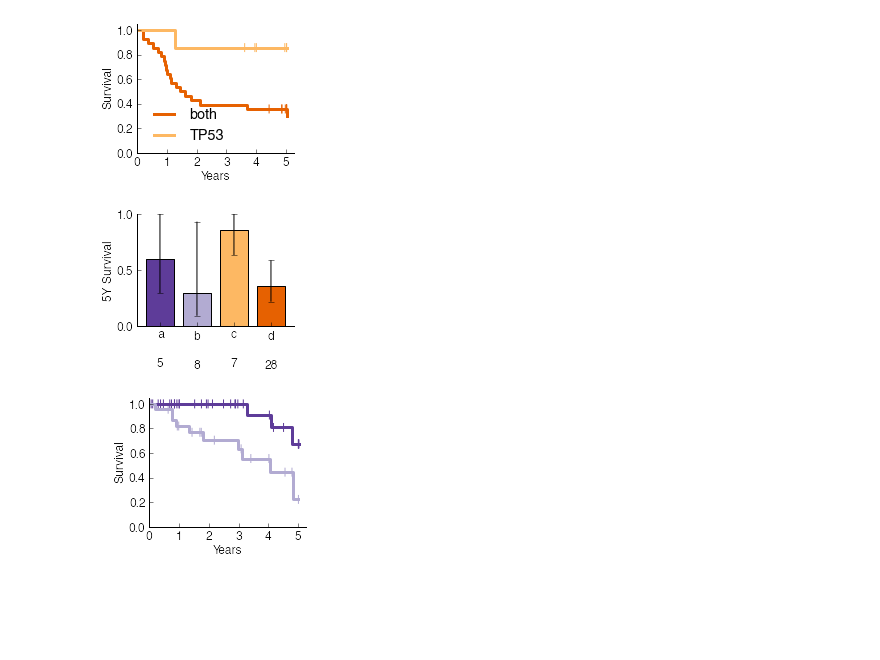
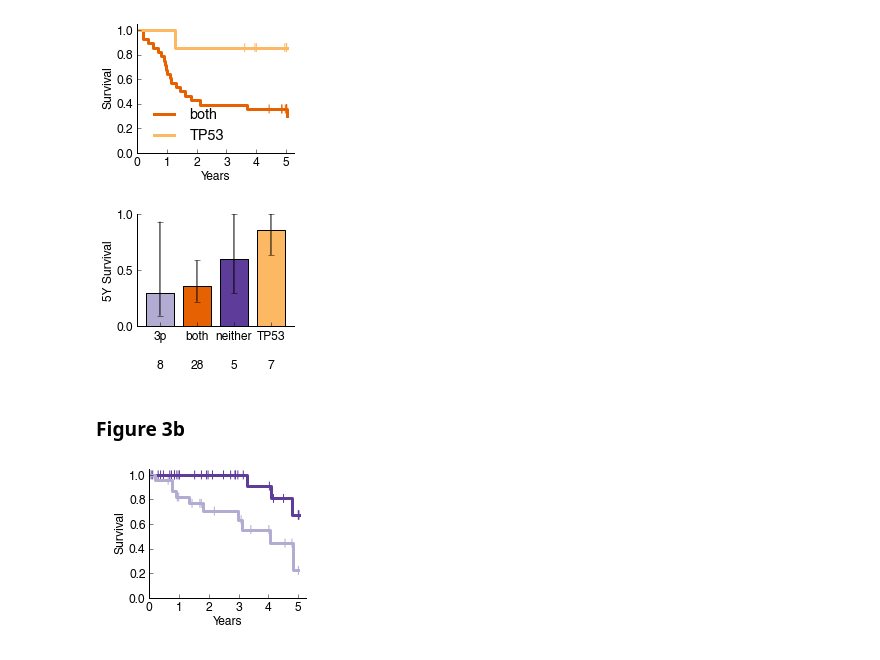
Before and after one commit to theandygross/TCGA, a Jupyter notebook: Analysis_Notebooks/UPMC_cohort.ipynb, the cells around one changed output. Cells and saved outputs as stored; diff of their text form; code cells hidden in the pictures; blank space fills up the shorter version.

```diff
--- a/Analysis_Notebooks/UPMC_cohort.ipynb
+++ b/Analysis_Notebooks/UPMC_cohort.ipynb
@@ -207,7 +171,7 @@ survival_and_stats(to_quants(clin.Age_Dx, q=.33, labels=True), surv, figsize=(5,
 # %%
 maf = pd.read_csv('../Extra_Data/UPMC_cohort/maf.csv')
 maf = maf.dropna(how='all', axis=[0,1])
-maf['Tumor_Sample_Barcode'] = map(lambda s: s.replace('-Tumor',''), maf['Tumor_Sample_Barcode'])
+maf['Tumor_Sample_Barcode'] = maf['Tumor_Sample_Barcode'].str.replace('-Tumor','').copy()
 maf = maf.set_index(['Hugo_Symbol','Tumor_Sample_Barcode'])
 maf = maf[maf.Validation_Status != 'Wildtype']
 non_silent = maf[maf.Variant_Classification != 'Synonymous']
@@ -381,5 +350,3 @@ survival_and_stats(combo, surv, figsize=(5,4), title='PITT')
 draw_survival_curves(del_3p, surv, p53_mut)
 # %% [output]
 [figure]
-# %%
-get_surv_fit_lr(surv, combo)
@@ -433,2 +383,0 @@ draw_survival_curves(two_hit, surv, f)
-# %%
-get_surv_fit_lr(surv, two_hit)
@@ -670,18 +597,20 @@ fig.savefig('/cellar/users/agross/figures/fig3a.pdf')
 # %%
 fig, ax = subplots(figsize=(3,2.5))
 surv_fit = get_surv_fit(surv, combo)
 tt = surv_fit['5y Survival']
-b = (tt['Surv']).plot(kind='bar', ax=ax, color=colors_th[::-1],
+b = (tt['Surv']).plot(kind='bar', ax=ax, color=[colors_th[2], colors_th[0],
+                                                colors_th[3], colors_th[1]],
          yerr=[tt.Surv-tt.Lower, tt.Upper-tt.Surv], ecolor='black')
 ax.set_ylabel('5Y Survival')
 ax.set_yticks([0, .5, 1.0])
 bar_labels = ['{}\n\n{}'.format(j,int(v)) for j,v in
               surv_fit['Stats']['# Patients'].iteritems()]
 ax.set_xticklabels(bar_labels, rotation=0);
 prettify_ax(ax)
 fig.tight_layout()
-fig.savefig('/cellar/users/agross/figures/fig3b.pdf')
 # %% [output]
-[figure, old version]
+[figure, new version]
+# %% [markdown]
+### Figure 3b
 # %%
 fig, ax = subplots(figsize=(3,2.5))
```
Also changed, not shown: parts of 57 cells of this notebook.
